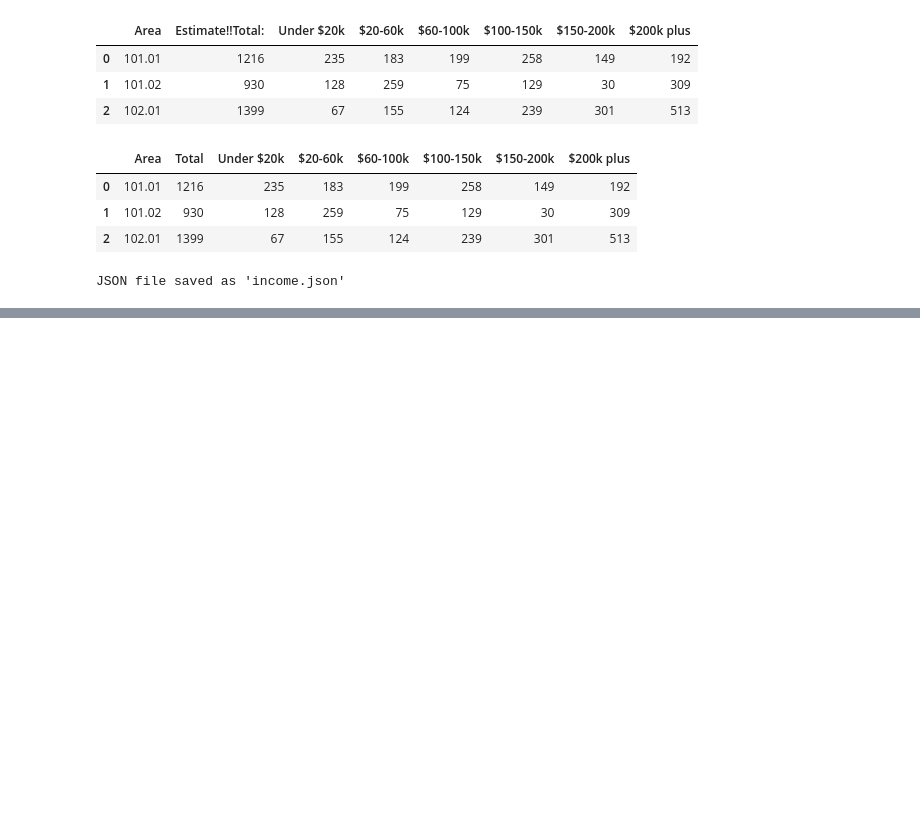
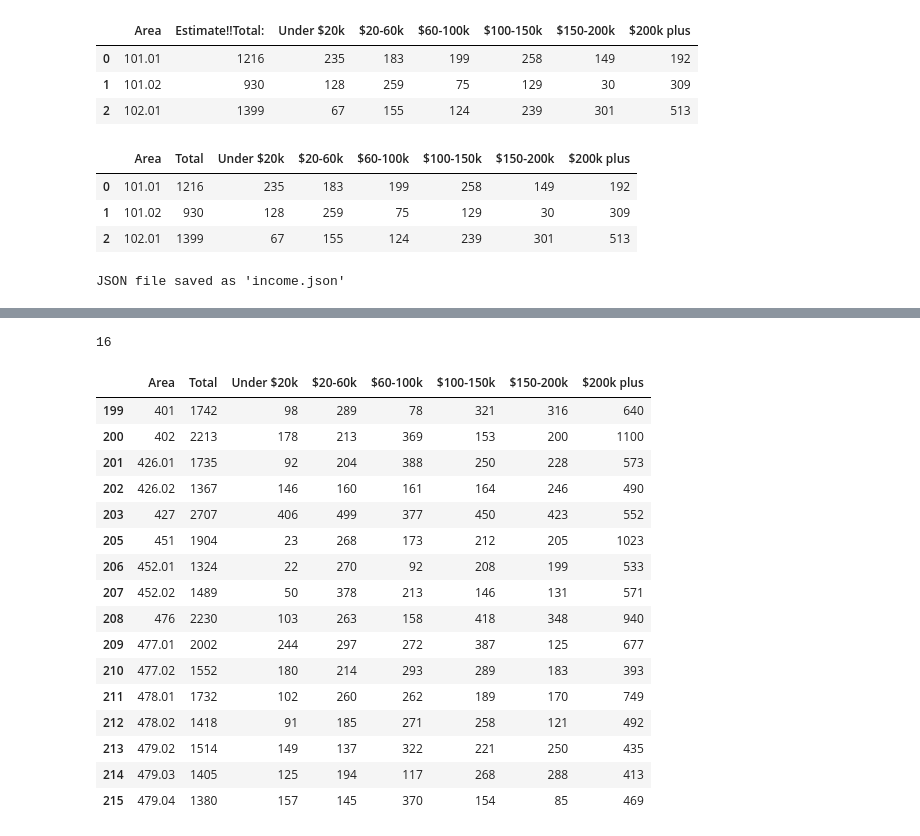
Before and after one commit to MissionLocal/2026-neighborhood-maps, a Jupyter notebook: docs/bayview-data/analysis/income/income-2024.ipynb, the cells around one changed output, grey strips where cells are left out. Saved outputs shown, nothing was run; the diff lists cells and outputs as text; code cells hidden in the pictures; blank space fills up the shorter version.

```diff
--- a/docs/bayview-data/analysis/income/income-2024.ipynb
+++ b/docs/bayview-data/analysis/income/income-2024.ipynb
@@ -155,0 +160,6 @@ JSON file saved as 'income.json'
+# %%
+# I want to keep rows where the neighborhood is Inner Richmond, Outer Richmond, or Inner Sunset, Sunset/Parkside, Tenderloin, Bayview Hunters Point, or Mission
+
+neighborhoods_to_keep = ['Inner Richmond', 'Outer Richmond', 'Inner Sunset', 'Sunset/Parkside', 'Tenderloin', 'Bayview Hunters Point', 'Mission']
+
+filtered_lookup_df = lookup_df[lookup_df['neighborhood'].isin(neighborhoods_to_keep)]
@@ -155,0 +182,6 @@ JSON file saved as 'income.json'
+# %%
+# replace .00 and .0 at the end of the tract numbers with empty string
+
+filtered_lookup_df['tract'] = filtered_lookup_df['tract'].astype(str).str.replace(r'\.0+$', '', regex=True)
+filtered_lookup_df['tract'] = filtered_lookup_df['tract'].astype(str).str.replace(r'\.00+$', '', regex=True)
+filtered_lookup_df.head(3)
@@ -155,0 +203,4 @@ JSON file saved as 'income.json'
+# %%
+richmond_df = filtered_lookup_df[(filtered_lookup_df['neighborhood'] == 'Inner Richmond') | (filtered_lookup_df['neighborhood'] == 'Outer Richmond')]
+
+richmond_df
@@ -155,0 +224,3 @@ JSON file saved as 'income.json'
+# %%
+richmond_ids = richmond_df['tract'].tolist()
+richmond_ids
@@ -155,0 +244,28 @@ JSON file saved as 'income.json'
+# %%
+len(richmond_ids)
+# %% [output]
+16
+# %%
+# isolate rows in df where Area is in richmond_ids
+
+richmond_income = df[df['Area'].isin(richmond_ids)]
+
+richmond_income
+# %% [output]
+|  | Area | Total | Under $20k | $20-60k | $60-100k | $100-150k | $150-200k | $200k plus |
+| 199 | 401 | 1742 | 98 | 289 | 78 | 321 | 316 | 640 |
+| 200 | 402 | 2213 | 178 | 213 | 369 | 153 | 200 | 1100 |
+| 201 | 426.01 | 1735 | 92 | 204 | 388 | 250 | 228 | 573 |
+| 202 | 426.02 | 1367 | 146 | 160 | 161 | 164 | 246 | 490 |
+| 203 | 427 | 2707 | 406 | 499 | 377 | 450 | 423 | 552 |
+| 205 | 451 | 1904 | 23 | 268 | 173 | 212 | 205 | 1023 |
+| 206 | 452.01 | 1324 | 22 | 270 | 92 | 208 | 199 | 533 |
+| 207 | 452.02 | 1489 | 50 | 378 | 213 | 146 | 131 | 571 |
+| 208 | 476 | 2230 | 103 | 263 | 158 | 418 | 348 | 940 |
+| 209 | 477.01 | 2002 | 244 | 297 | 272 | 387 | 125 | 677 |
+| 210 | 477.02 | 1552 | 180 | 214 | 293 | 289 | 183 | 393 |
+| 211 | 478.01 | 1732 | 102 | 260 | 262 | 189 | 170 | 749 |
+| 212 | 478.02 | 1418 | 91 | 185 | 271 | 258 | 121 | 492 |
+| 213 | 479.02 | 1514 | 149 | 137 | 322 | 221 | 250 | 435 |
+| 214 | 479.03 | 1405 | 125 | 194 | 117 | 268 | 288 | 413 |
+| 215 | 479.04 | 1380 | 157 | 145 | 370 | 154 | 85 | 469 |
```
Also changed, not shown: parts of 18 cells of this notebook, 4 other files.
